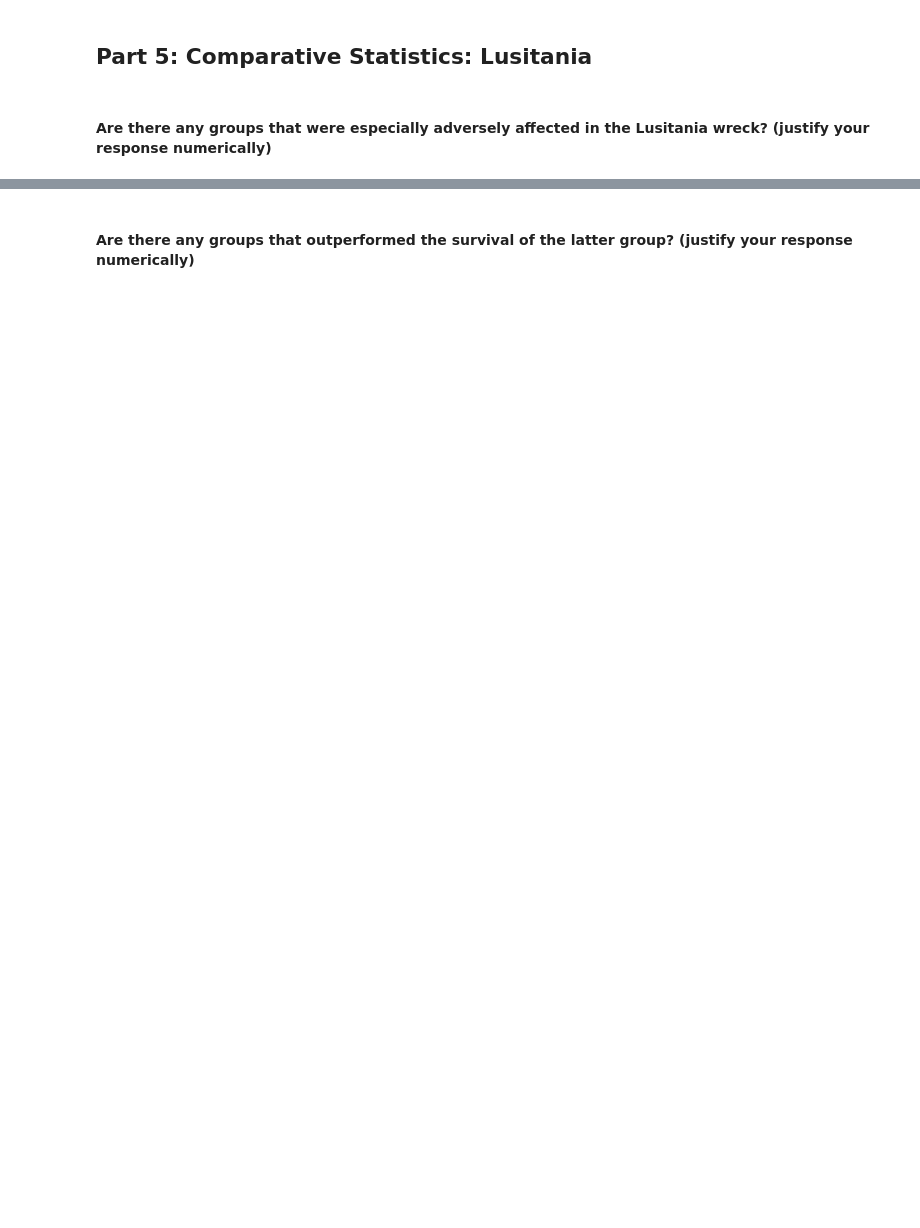
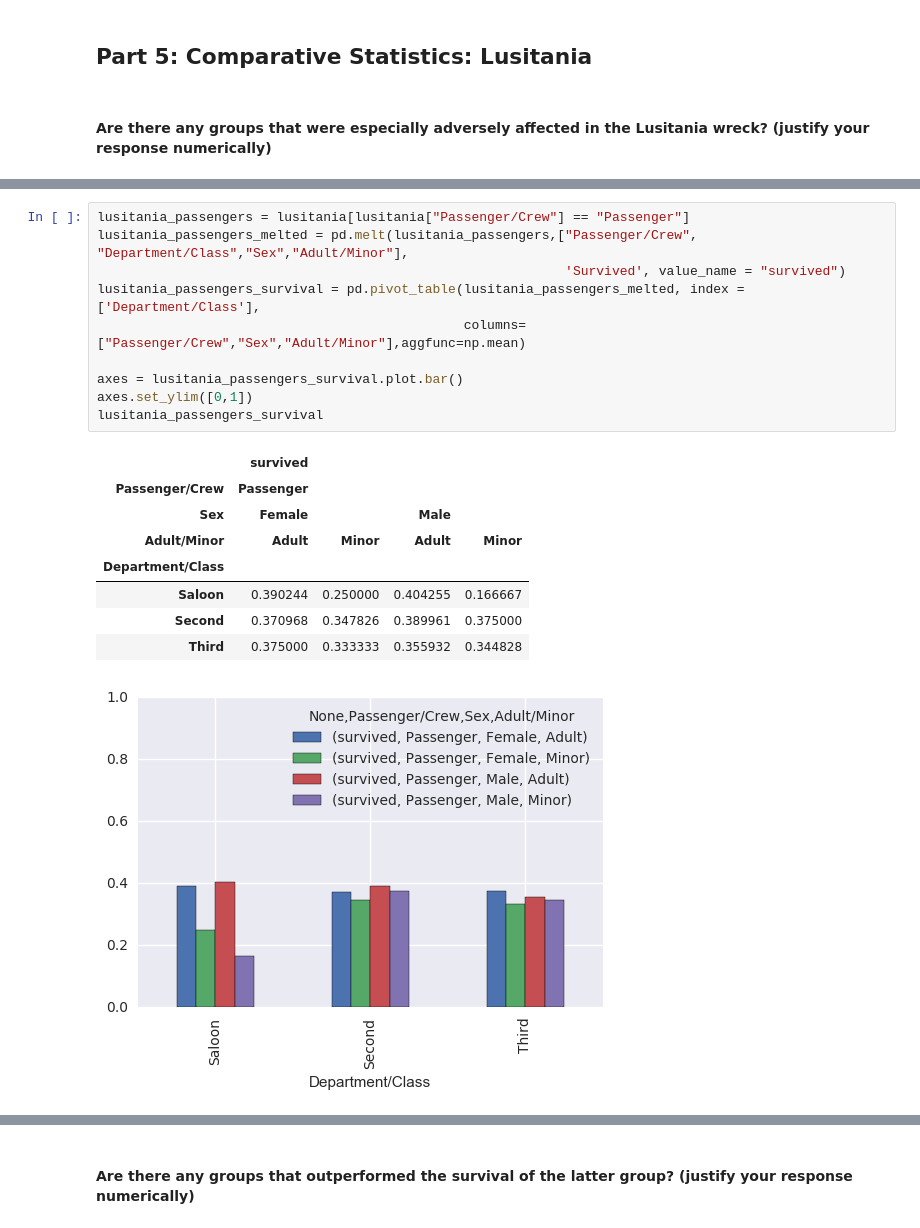
Before and after one commit to davidsanford/DSI_Project_2, a Jupyter notebook: Project_2_JB_JM.ipynb, the cells around one changed output, grey strips where cells are left out. Drawn from its saved outputs; the diff is of its cells as text; blank space fills up the shorter version.

```diff
--- a/Project_2_JB_JM.ipynb
+++ b/Project_2_JB_JM.ipynb
@@ -349,0 +340,20 @@ lusitania_survival.plot.bar()
+# %%
+lusitania_passengers = lusitania[lusitania["Passenger/Crew"] == "Passenger"]
+lusitania_passengers_melted = pd.melt(lusitania_passengers,["Passenger/Crew", "Department/Class","Sex","Adult/Minor"],
+                                                            'Survived', value_name = "survived")
+lusitania_passengers_survival = pd.pivot_table(lusitania_passengers_melted, index = ['Department/Class'],
+                                               columns=["Passenger/Crew","Sex","Adult/Minor"],aggfunc=np.mean)
+
+axes = lusitania_passengers_survival.plot.bar()
+axes.set_ylim([0,1])
+lusitania_passengers_survival
+# %% [output]
+|  | survived |  |  |  |
+| Passenger/Crew | Passenger |  |  |  |
+| Sex | Female |  | Male |  |
+| Adult/Minor | Adult | Minor | Adult | Minor |
+| Department/Class |  |  |  |  |
+| Saloon | 0.390244 | 0.250000 | 0.404255 | 0.166667 |
+| Second | 0.370968 | 0.347826 | 0.389961 | 0.375000 |
+| Third | 0.375000 | 0.333333 | 0.355932 | 0.344828 |
+[figure, added]
```
Also changed, not shown: parts of 24 cells of this notebook.
